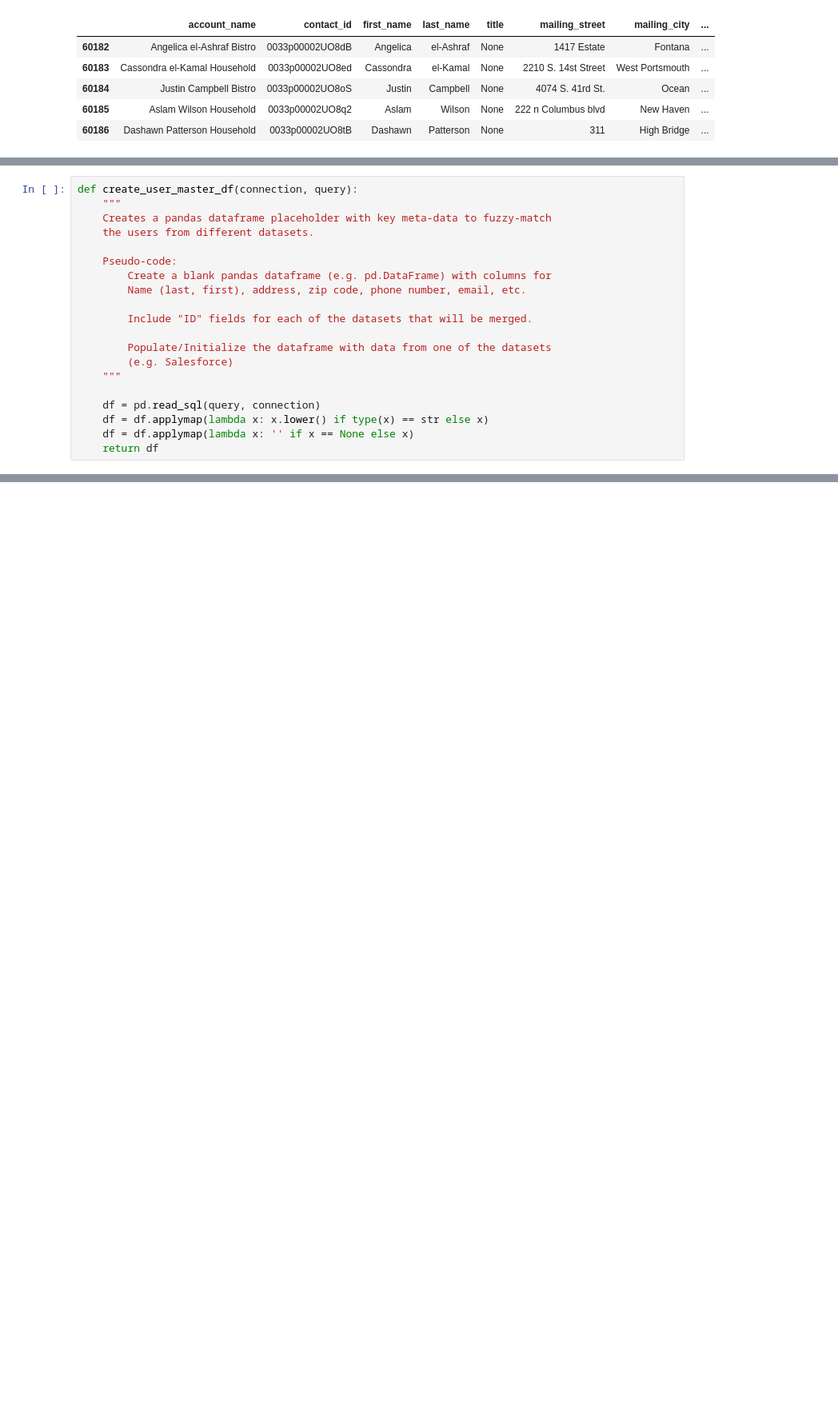
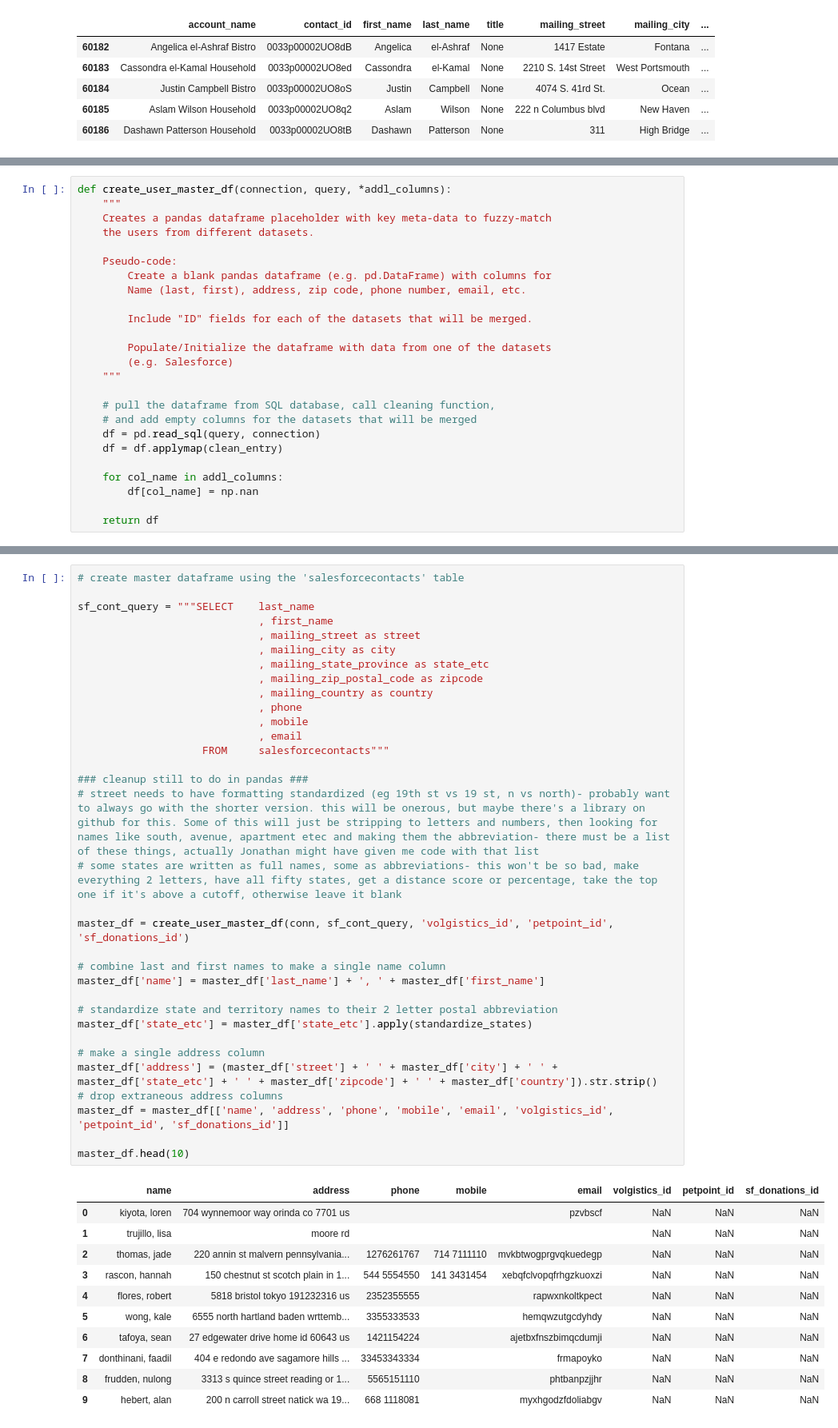
Before and after one commit to CodeForPhilly/paws-data-pipeline, a Jupyter notebook: load_paws_data.ipynb, the cells around one changed output, grey strips where cells are left out. Shown at 80% size. Drawn from its saved outputs; the diff is of its cells as text; blank space fills up the shorter version.

```diff
--- a/load_paws_data.ipynb
+++ b/load_paws_data.ipynb
@@ -78,5 +117,5 @@ pd.read_sql('select * from salesforcecontacts', conn).tail()
 # %%
-def create_user_master_df(connection, query):
+def create_user_master_df(connection, query, *addl_columns):
     """
     Creates a pandas dataframe placeholder with key meta-data to fuzzy-match
     the users from different datasets.
@@ -91,7 +130,12 @@ def create_user_master_df(connection, query):
         (e.g. Salesforce)
     """
 
+    # pull the dataframe from SQL database, call cleaning function,
+    # and add empty columns for the datasets that will be merged
     df = pd.read_sql(query, connection)
-    df = df.applymap(lambda x: x.lower() if type(x) == str else x)
-    df = df.applymap(lambda x: '' if x == None else x)
+    df = df.applymap(clean_entry)
+
+    for col_name in addl_columns:
+        df[col_name] = np.nan
+
     return df
@@ -149,3 +215,48 @@ master_df.head(10)
+# %%
+# create master dataframe using the 'salesforcecontacts' table
+
+sf_cont_query = """SELECT    last_name
+                             , first_name
+                             , mailing_street as street
+                             , mailing_city as city
+                             , mailing_state_province as state_etc
+                             , mailing_zip_postal_code as zipcode
+                             , mailing_country as country
+                             , phone
+                             , mobile
+                             , email
+                    FROM     salesforcecontacts"""
+
+### cleanup still to do in pandas ###
+# street needs to have formatting standardized (eg 19th st vs 19 st, n vs north)- probably want to always go with the shorter version. this will be onerous, but maybe there's a library on github for this. Some of this will just be stripping to letters and numbers, then looking for names like south, avenue, apartment etec and making them the abbreviation- there must be a list of these things, actually Jonathan might have given me code with that list
+# some states are written as full names, some as abbreviations- this won't be so bad, make everything 2 letters, have all fifty states, get a distance score or percentage, take the top one if it's above a cutoff, otherwise leave it blank
+
+master_df = create_user_master_df(conn, sf_cont_query, 'volgistics_id', 'petpoint_id', 'sf_donations_id')
+
+# combine last and first names to make a single name column
+master_df['name'] = master_df['last_name'] + ', ' + master_df['first_name']
+
+# standardize state and territory names to their 2 letter postal abbreviation
+master_df['state_etc'] = master_df['state_etc'].apply(standardize_states)
+
+# make a single address column
+master_df['address'] = (master_df['street'] + ' ' + master_df['city'] + ' ' + master_df['state_etc'] + ' ' + master_df['zipcode'] + ' ' + master_df['country']).str.strip()
+# drop extraneous address columns
+master_df = master_df[['name', 'address', 'phone', 'mobile', 'email', 'volgistics_id', 'petpoint_id', 'sf_donations_id']]
+
+master_df.head(10)
+# %% [output]
+|  | name | address | phone | mobile | email | volgistics_id | petpoint_id | sf_donations_id |
+| 0 | kiyota, loren | 704 wynnemoor way orinda co 7701 us |  |  | pzvbscf | NaN | NaN | NaN |
+| 1 | trujillo, lisa | moore rd |  |  |  | NaN | NaN | NaN |
+| 2 | thomas, jade | 220 annin st malvern pennsylvania... | 1276261767 | 714 7111110 | mvkbtwogprgvqkuedegp | NaN | NaN | NaN |
+| 3 | rascon, hannah | 150 chestnut st scotch plain in 1... | 544 5554550 | 141 3431454 | xebqfclvopqfrhgzkuoxzi | NaN | NaN | NaN |
+| 4 | flores, robert | 5818 bristol tokyo 191232316 us | 2352355555 |  | rapwxnkoltkpect | NaN | NaN | NaN |
+| 5 | wong, kale | 6555 north hartland baden wrttemb... | 3355333533 |  | hemqwzutgcdyhdy | NaN | NaN | NaN |
+| 6 | tafoya, sean | 27 edgewater drive home id 60643 us | 1421154224 |  | ajetbxfnszbimqcdumji | NaN | NaN | NaN |
+| 7 | donthinani, faadil | 404 e redondo ave sagamore hills ... | 33453343334 |  | frmapoyko | NaN | NaN | NaN |
+| 8 | frudden, nulong | 3313 s quince street reading or 1... | 5565151110 |  | phtbanpzjjhr | NaN | NaN | NaN |
+| 9 | hebert, alan | 200 n carroll street natick wa 19... | 668 1118081 |  | myxhgodzfdoliabgv | NaN | NaN | NaN |
 # %% [markdown]
 ### 3. For each dataset, merge each record with the ***metadata master table***
 If a match is found, link the two sources. If not, create a new record. <br/>
```
Also changed, not shown: parts of 4 cells of this notebook.
